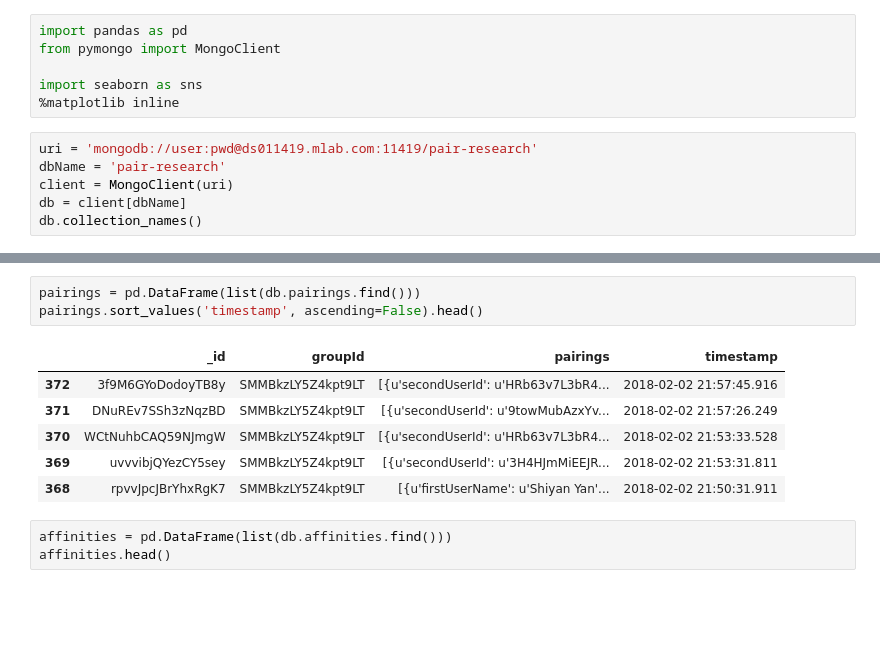
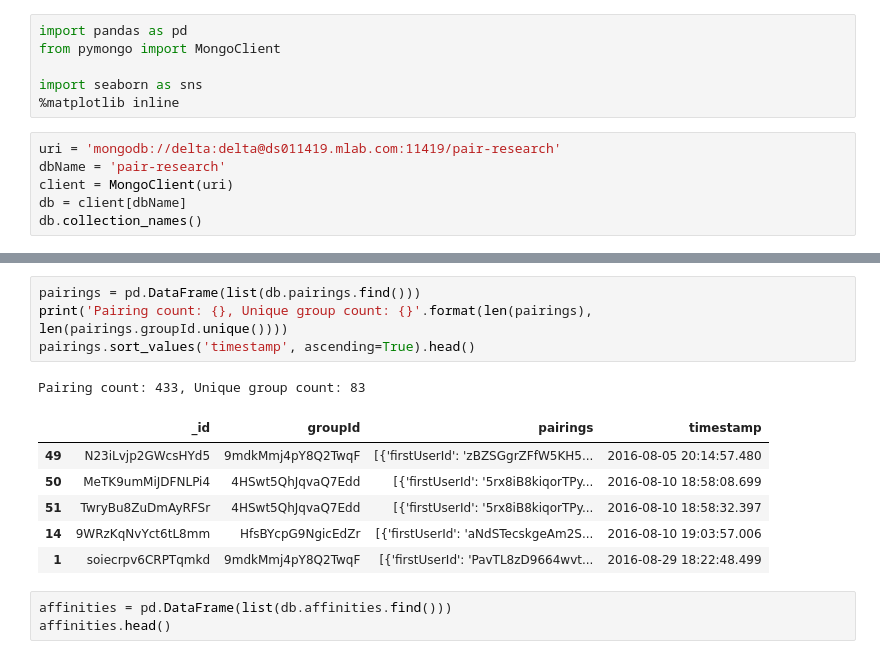
Before and after one commit to melissachen2000/pair-research-matching-alg, a Jupyter notebook: stable-matching/StableRoommatesMatching.ipynb, the cells around one changed output, grey strips where cells are left out. Saved outputs shown, nothing was run; the diff lists cells and outputs as text; blank space fills up the shorter version.

```diff
--- a/stable-matching/StableRoommatesMatching.ipynb
+++ b/stable-matching/StableRoommatesMatching.ipynb
@@ -745,7 +254,7 @@ from pymongo import MongoClient
 import seaborn as sns
 %matplotlib inline
 # %%
-uri = 'mongodb://user:pwd@ds011419.mlab.com:11419/pair-research'
+uri = 'mongodb://delta:delta@ds011419.mlab.com:11419/pair-research'
 dbName = 'pair-research'
 client = MongoClient(uri)
 db = client[dbName]
@@ -795,14 +304,16 @@ tasks_history.head()
 | 4 | Xr3dvNreiwzq9ixrQ | 9mdkMmj4pY8Q2TwqF | Spencer Carlson | nRAQpsPhsQs4zRvTL | Make educated guesses about the q... | vbsF64nAgoitwrNeB |
 # %%
 pairings = pd.DataFrame(list(db.pairings.find()))
-pairings.sort_values('timestamp', ascending=False).head()
+print('Pairing count: {}, Unique group count: {}'.format(len(pairings), len(pairings.groupId.unique())))
+pairings.sort_values('timestamp', ascending=True).head()
 # %% [output]
+Pairing count: 433, Unique group count: 83
 |  | _id | groupId | pairings | timestamp |
-| 372 | 3f9M6GYoDodoyTB8y | SMMBkzLY5Z4kpt9LT | [{u'secondUserId': u'HRb63v7L3bR4... | 2018-02-02 21:57:45.916 |
-| 371 | DNuREv7SSh3zNqzBD | SMMBkzLY5Z4kpt9LT | [{u'secondUserId': u'9towMubAzxYv... | 2018-02-02 21:57:26.249 |
-| 370 | WCtNuhbCAQ59NJmgW | SMMBkzLY5Z4kpt9LT | [{u'secondUserId': u'HRb63v7L3bR4... | 2018-02-02 21:53:33.528 |
-| 369 | uvvvibjQYezCY5sey | SMMBkzLY5Z4kpt9LT | [{u'secondUserId': u'3H4HJmMiEEJR... | 2018-02-02 21:53:31.811 |
-| 368 | rpvvJpcJBrYhxRgK7 | SMMBkzLY5Z4kpt9LT | [{u'firstUserName': u'Shiyan Yan'... | 2018-02-02 21:50:31.911 |
+| 49 | N23iLvjp2GWcsHYd5 | 9mdkMmj4pY8Q2TwqF | [{'firstUserId': 'zBZSGgrZFfW5KH5... | 2016-08-05 20:14:57.480 |
+| 50 | MeTK9umMiJDFNLPi4 | 4HSwt5QhJqvaQ7Edd | [{'firstUserId': '5rx8iB8kiqorTPy... | 2016-08-10 18:58:08.699 |
+| 51 | TwryBu8ZuDmAyRFSr | 4HSwt5QhJqvaQ7Edd | [{'firstUserId': '5rx8iB8kiqorTPy... | 2016-08-10 18:58:32.397 |
+| 14 | 9WRzKqNvYct6tL8mm | HfsBYcpG9NgicEdZr | [{'firstUserId': 'aNdSTecskgeAm2S... | 2016-08-10 19:03:57.006 |
+| 1 | soiecrpv6CRPTqmkd | 9mdkMmj4pY8Q2TwqF | [{'firstUserId': 'PavTL8zD9664wvt... | 2016-08-29 18:22:48.499 |
 # %%
 affinities = pd.DataFrame(list(db.affinities.find()))
 affinities.head()
```
Also changed, not shown: parts of 36 cells of this notebook, 1 other file.
